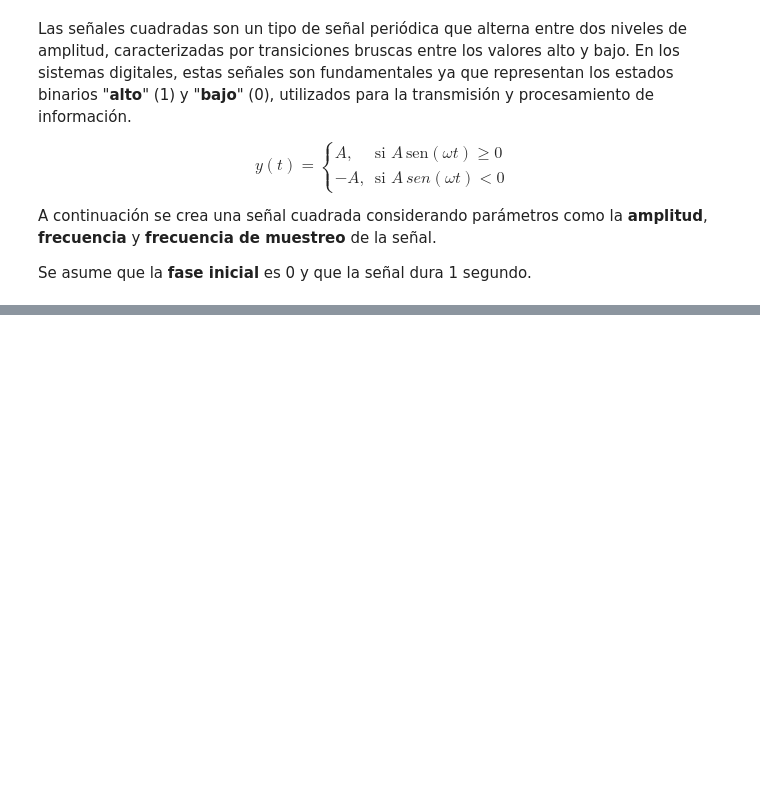
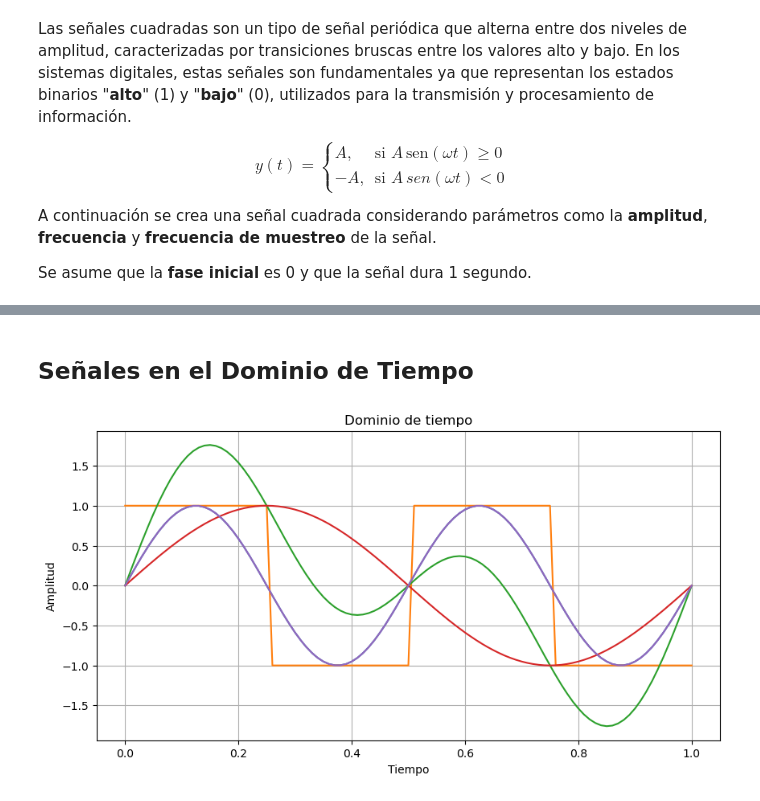
Before and after one commit to xBraVo6902/pc-lab2-sonido, a Jupyter notebook: informe.ipynb, the cells around one changed output, grey strips where cells are left out. Saved outputs shown, nothing was run; the diff lists cells and outputs as text; code cells hidden in the pictures; blank space fills up the shorter version.

Commit message:
Graficar ondas en dominio de tiempo

```diff
--- a/informe.ipynb
+++ b/informe.ipynb
@@ -160,0 +161,23 @@ plt.show()
+# %% [markdown]
+## Señales en el Dominio de Tiempo
+# %%
+
+
+def señales_dominio_tiempo(senoidal, cuadrada, combinada, sen_1, sen_2):
+    tiempo = np.linspace(0, 1, 101)
+
+    plt.figure(figsize=(10, 5))
+    plt.plot(tiempo, senoidal)
+    plt.plot(tiempo, cuadrada)
+    plt.plot(tiempo, combinada)
+    plt.plot(tiempo, sen_1)
+    plt.plot(tiempo, sen_2)
+    plt.title("Dominio de tiempo")
+    plt.xlabel("Tiempo")
+    plt.ylabel("Amplitud")
+    plt.grid(True)
+    plt.show()
+
+señales_dominio_tiempo(y_sen, y_cuad, y_comb, y_1, y_2)
+# %% [output]
+[figure, added]
```
Also changed, not shown: parts of 5 cells of this notebook.
